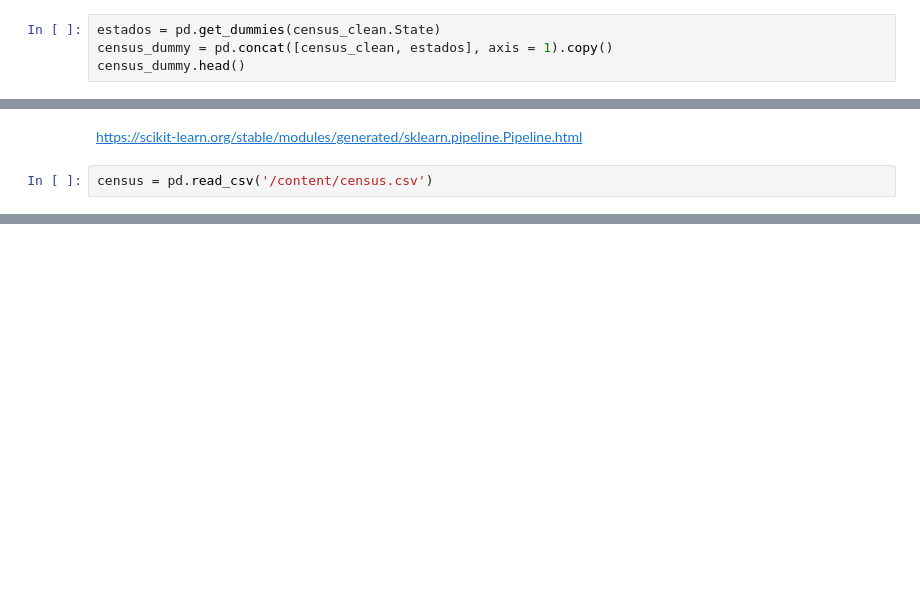
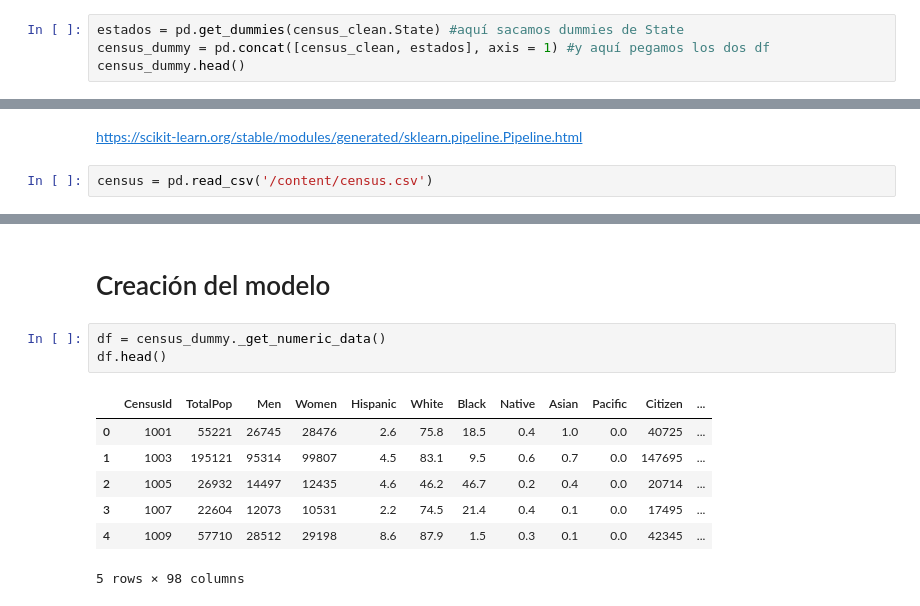
Before and after one commit to CristinaHermar/apuntes, a Jupyter notebook: 49. WorkflowML_&_FeatureEngineering.ipynb, the cells around one changed output, grey strips where cells are left out. Drawn from its saved outputs; the diff is of its cells as text; blank space fills up the shorter version.

```diff
--- a/49. WorkflowML_&_FeatureEngineering.ipynb
+++ b/49. WorkflowML_&_FeatureEngineering.ipynb
@@ -402,8 +484,8 @@ len(census_clean.State.unique())
 # %% [output]
 52
 # %%
-estados = pd.get_dummies(census_clean.State)
-census_dummy = pd.concat([census_clean, estados], axis = 1).copy()
+estados = pd.get_dummies(census_clean.State) #aquí sacamos dummies de State
+census_dummy = pd.concat([census_clean, estados], axis = 1) #y aquí pegamos los dos df
 census_dummy.head()
 # %% [output]
 |  | CensusId | State | County | TotalPop | Men | Women | Hispanic | White | Black | Native | Asian | ... |
@@ -901,3 +986,16 @@ El dataset está listo
 | 3218 | 72151 | Puerto Rico | Yabucoa | 36279 | 17648 | 18631 | 99.8 | 0.2 | 0.0 | 0.0 | 0.1 | ... |
 | 3219 | 72153 | Puerto Rico | Yauco | 39474 | 19047 | 20427 | 99.5 | 0.5 | 0.0 | 0.0 | 0.0 | ... |
 3020 rows × 98 columns
+# %% [markdown]
+# Creación del modelo
+# %%
+df = census_dummy._get_numeric_data()
+df.head()
+# %% [output]
+|  | CensusId | TotalPop | Men | Women | Hispanic | White | Black | Native | Asian | Pacific | Citizen | ... |
+| 0 | 1001 | 55221 | 26745 | 28476 | 2.6 | 75.8 | 18.5 | 0.4 | 1.0 | 0.0 | 40725 | ... |
+| 1 | 1003 | 195121 | 95314 | 99807 | 4.5 | 83.1 | 9.5 | 0.6 | 0.7 | 0.0 | 147695 | ... |
+| 2 | 1005 | 26932 | 14497 | 12435 | 4.6 | 46.2 | 46.7 | 0.2 | 0.4 | 0.0 | 20714 | ... |
+| 3 | 1007 | 22604 | 12073 | 10531 | 2.2 | 74.5 | 21.4 | 0.4 | 0.1 | 0.0 | 17495 | ... |
+| 4 | 1009 | 57710 | 28512 | 29198 | 8.6 | 87.9 | 1.5 | 0.3 | 0.1 | 0.0 | 42345 | ... |
+5 rows × 98 columns
```
Also changed, not shown: parts of 73 cells of this notebook, 1 other file.
